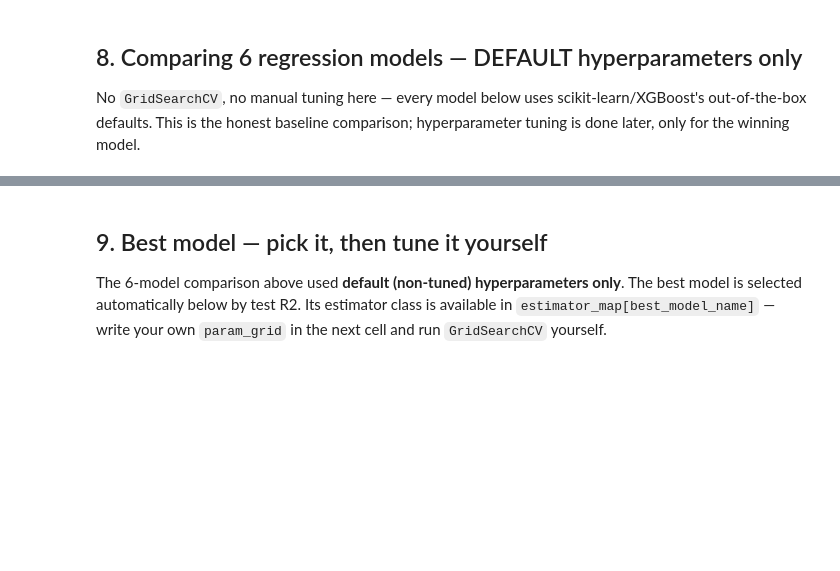
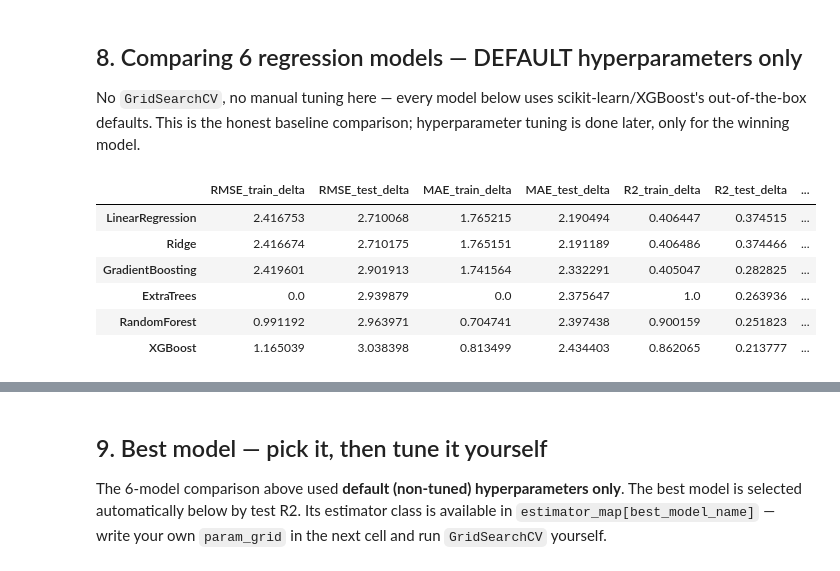
Before and after one commit to seljankhasiyeva/ArtiLogix-LatenLukken, a Jupyter notebook: notebooks/ml/target_3.ipynb, the cells around one changed output, grey strips where cells are left out. Cells and saved outputs as stored; diff of their text form; code cells hidden in the pictures; blank space fills up the shorter version.

Commit message:
updated target_3 and target_4 notebooks, joblibs and json files

```diff
--- a/notebooks/ml/target_3.ipynb
+++ b/notebooks/ml/target_3.ipynb
@@ -178,7 +238,6 @@ panel.head()
 
 We don't have a real historical `current_load` series, so we build one the most defensible way available: start from each warehouse's **known current fill %** (today) and walk the cumulative net-flow signal **backwards**, scaled so its historical range matches a plausible 0-100% band. Realistic weekly operational noise is added on top so consecutive weeks are correlated but not near-identical — this is what makes N-week-ahead forecasting a genuine, non-trivial task instead of trivially predictable.
 # %%
-
 warehouse['current_fill_pct'] = (warehouse['current_load'] / warehouse['capacity']) * 100
 
 np.random.seed(42)
@@ -203,6 +262,7 @@ def build_fill_trajectory(group):
     group['fill_pct'] = fill_pct.clip(5, 99)
     return group
 
+panel = panel[panel['warehouse_id'].isin(warehouse['warehouse_id'])].copy()
 panel = panel.groupby('warehouse_id', group_keys=False).apply(build_fill_trajectory, include_groups=False)
 panel = panel.sort_values(['warehouse_id', 'week']).reset_index(drop=True)
 
@@ -323,8 +420,8 @@ y_delta = model_df['delta_fill_pct']     # TRAINING TARGET (fixes the trivial-co
 y_clf   = model_df['future_over_90']
 
 X_train, X_test = X[train_mask], X[~train_mask]
-y_train, y_test = y_reg[train_mask], y_reg[~train_mask]
-yd_train, yd_test = y_delta[train_mask], y_delta[~train_mask]
+y_reg_train, y_reg_test = y_reg[train_mask], y_reg[~train_mask]      # absolute level, for reporting/reconstruction only
+yd_train, yd_test = y_delta[train_mask], y_delta[~train_mask]        # DELTA target — this is what every model trains on
 yc_train, yc_test = y_clf[train_mask], y_clf[~train_mask]
 
 scaler = StandardScaler()
@@ -380,34 +491,42 @@ models = {
 }
 
 results = {}
 for name, model in models.items():
     if name == 'Ridge':
         model.fit(X_train_scaled, yd_train)
         pred_train, pred_test = model.predict(X_train_scaled), model.predict(X_test_scaled)
     else:
         model.fit(X_train, yd_train)
         pred_train, pred_test = model.predict(X_train), model.predict(X_test)
 
     # reconstruct absolute-level predictions for interpretability
     recon_test = X_test['fill_pct'].values + pred_test
 
     results[name] = {
         'model': model,
         'RMSE_train_delta': mean_squared_error(yd_train, pred_train) ** 0.5,
         'RMSE_test_delta': mean_squared_error(yd_test, pred_test) ** 0.5,
         'MAE_train_delta': mean_absolute_error(yd_train, pred_train),
         'MAE_test_delta': mean_absolute_error(yd_test, pred_test),
         'R2_train_delta': r2_score(yd_train, pred_train),
         'R2_test_delta': r2_score(yd_test, pred_test),
-        'MAE_test_absolute_pts': mean_absolute_error(y_test, recon_test),
+        'MAE_test_absolute_pts': mean_absolute_error(y_reg_test, recon_test),
     }
 
 results_df = pd.DataFrame(results).T[
     ['RMSE_train_delta', 'RMSE_test_delta', 'MAE_train_delta', 'MAE_test_delta',
      'R2_train_delta', 'R2_test_delta', 'MAE_test_absolute_pts']
 ].sort_values('R2_test_delta', ascending=False)
 
 results_df.round(4)
+# %% [output]
+|  | RMSE_train_delta | RMSE_test_delta | MAE_train_delta | MAE_test_delta | R2_train_delta | R2_test_delta | ... |
+| LinearRegression | 2.416753 | 2.710068 | 1.765215 | 2.190494 | 0.406447 | 0.374515 | ... |
+| Ridge | 2.416674 | 2.710175 | 1.765151 | 2.191189 | 0.406486 | 0.374466 | ... |
+| GradientBoosting | 2.419601 | 2.901913 | 1.741564 | 2.332291 | 0.405047 | 0.282825 | ... |
+| ExtraTrees | 0.0 | 2.939879 | 0.0 | 2.375647 | 1.0 | 0.263936 | ... |
+| RandomForest | 0.991192 | 2.963971 | 0.704741 | 2.397438 | 0.900159 | 0.251823 | ... |
+| XGBoost | 1.165039 | 3.038398 | 0.813499 | 2.434403 | 0.862065 | 0.213777 | ... |
 # %%
 
 fig, ax = plt.subplots(figsize=(10, 5))
```
Also changed, not shown: parts of 27 cells of this notebook, 5 other files.
